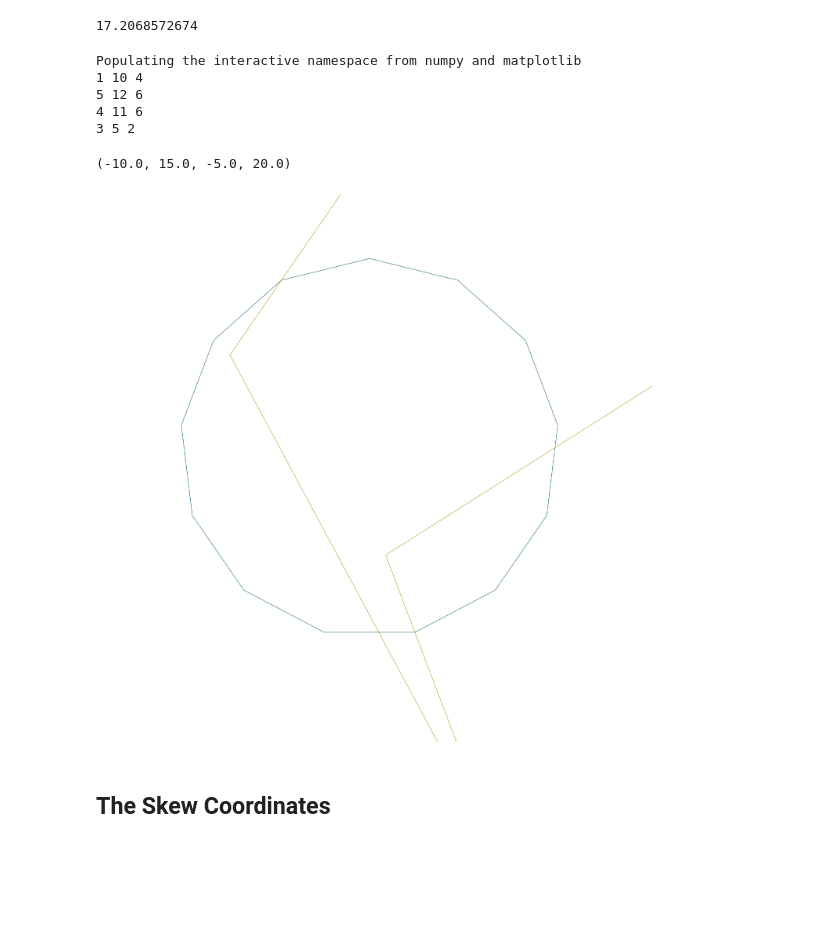
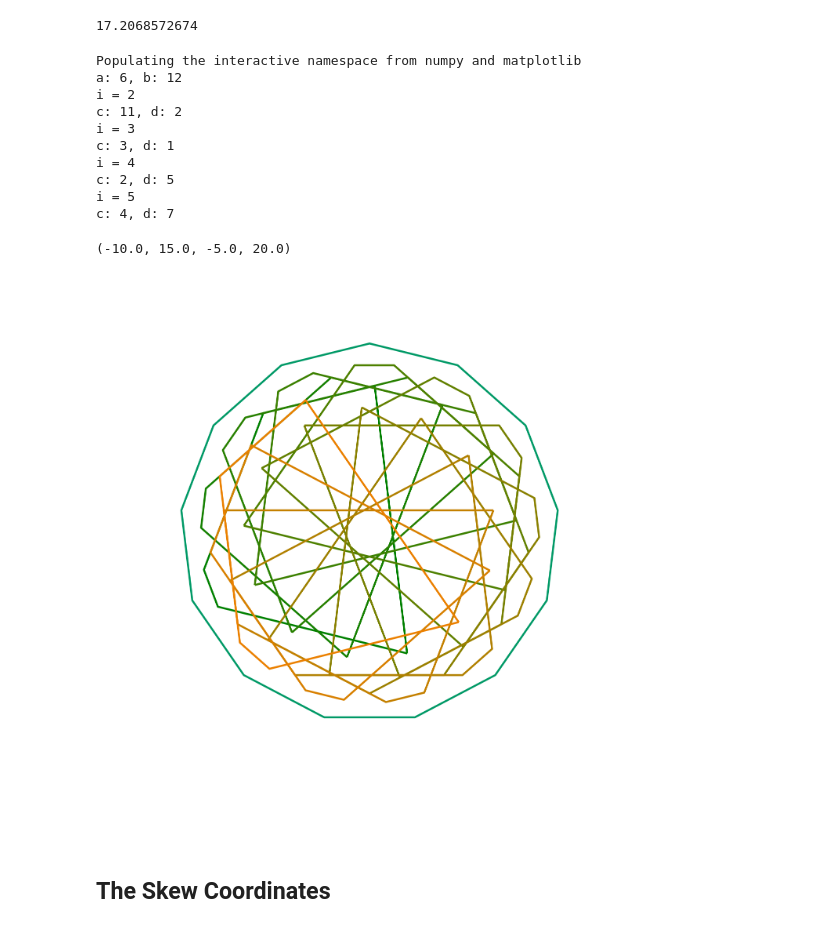
Before and after one commit to vorth/ipython, a Jupyter notebook: triskaidecagons/Triskaidecagons.ipynb, the cells around one changed output. Cells and saved outputs as stored; diff of their text form; code cells hidden in the pictures; blank space fills up the shorter version.

Commit message:
More progress on triskaidecagrams

```diff
--- a/triskaidecagons/Triskaidecagons.ipynb
+++ b/triskaidecagons/Triskaidecagons.ipynb
@@ -183,7 +184,7 @@ gamma   = TriskaidecagonNumber(0,0,0,1)
 delta   = TriskaidecagonNumber(0,0,0,0,1)
 epsilon = TriskaidecagonNumber(0,0,0,0,0,1)
 
-alpha_inv = alpha + beta + epsilon - beta - gamma - one
+alpha_inv = alpha + beta + epsilon - delta - gamma - one
 beta_inv = beta + gamma - alpha - delta
 gamma_inv = one + gamma - epsilon
 delta_inv = delta + gamma - one - alpha - epsilon
@@ -196,7 +197,7 @@ print str(delta)   + " = " + str(TriskaidecagonNumber.delta_real)
 print str(epsilon) + " = " + str(TriskaidecagonNumber.epsilon_real)
 
 def printProd( h1, h2 ) :
-    print str(h1) + str(h2) + " = " + str(h1*h2)
+    print str(h1) + "("+ str(h2) + ") = " + str(h1*h2)
 
 printProd( gamma, epsilon )
 printProd( delta, beta )
@@ -204,6 +205,7 @@ printProd( gamma, gamma )
 printProd( alpha, gamma )
 printProd( delta, epsilon )
 printProd( delta, 4 )
+printProd( alpha, alpha_inv )
 
 D = [ one for x in range(13) ]
 D[2] = D[11] = alpha
@@ -212,12 +214,18 @@ D[4] = D[9] = gamma
 D[5] = D[8] = delta
 D[6] = D[7] = epsilon
 
+for i in range(13):
+    print "D[" + str(i) + "] = " + str(D[i])
+
 I = [ one for x in range(13) ]
 I[2] = I[11] = alpha_inv
 I[3] = I[10] = beta_inv
 I[4] = I[9] = gamma_inv
 I[5] = I[8] = delta_inv
 I[6] = I[7] = epsilon_inv
+
+for i in range(13):
+    print "I[" + str(i) + "] = " + str(I[i])
 # %% [output]
 α = 1.94188363485
 β = 2.77091205131
@@ -310,7 +320,7 @@ def diagonalIntersection( p, a, b, c, d ):
     h = ( b - a ) % n
     return p[a] + ( p[b] - p[a] ) * D[e] * D[g] * I[f] * I[h]
 
-def diagonalIntersectionLoop( n ):
+def diagonalIntersectionLoop( n, used ):
     loop = []
     edges = (n-1)/2
     used = [ False for i in range(edges) ]
@@ -318,7 +328,10 @@ def diagonalIntersectionLoop( n ):
     b = random .randint( a+2, n-1+a-2 ) % n
     a0 = a
     b0 = b
+    print "a: " + str(a) + ", b: " + str(b)
+    loop .append( ( a, b ) )
     for i in range(2,(n-1)/2):
+        print "i = " + str(i)
         if ( b < a ):
             swap = b
             b = a
@@ -326,16 +339,29 @@ def diagonalIntersectionLoop( n ):
         diff = (b-a)%n
         if diff > edges:
             diff = n-diff
-        print str(a) + " " + str(b) + " " + str(diff)
         used[ diff-1 ] = True
         # now a < b
         c = random .randint( a+1, b-1 ) % n
         d = random .randint( b+1, a-1+n ) % n
-        loop .append( diagonalIntersection( p, a, b, c, d ) )
+        print "c: " + str(c) + ", d: " + str(d)
+        loop .append( ( c, d ) )
         a = c
         b = d
-    loop .append( diagonalIntersection( p, a, b, a0, b0 ) )
     return loop
+
+def loopPoints( loop, offset, N ):
+    points = []
+    n = len(loop)
+    for i in range( n ):
+        a, b = loop[ i ]
+        c, d = loop[ (i+1)%n ]
+        a = ( a + offset ) % N
+        b = ( b + offset ) % N
+        c = ( c + offset ) % N
+        d = ( d + offset ) % N
+        pt = diagonalIntersection( p, a, b, c ,d )
+        points .append( pt )
+    return points
 # %%
 %pylab --no-import-all inline
 
@@ -353,7 +379,7 @@ def drawPolygon( polygonVerts, color ):
         codes.append ( Path.LINETO )
         verts.append ( polygonVerts[ i % n ] .render() )
     path = mpath.Path( verts, codes )
-    return mpatches.PathPatch( path, facecolor='none', edgecolor=color )
+    return mpatches.PathPatch( path, facecolor='none', edgecolor=color, linewidth=5.0 )
 
 def drawIntersection( p, a, b, c, d, color ):
     inter = diagonalIntersection( p, a, b, c, d )
@@ -368,39 +394,47 @@ def drawIntersection( p, a, b, c, d, color ):
     codes .append( Path.LINETO )
     verts .append( inter .render() )
     codes .append( Path.MOVETO )
     verts .append( p[ c ] .render() )
     codes .append( Path.LINETO )
     verts .append( inter .render() )
     codes .append( Path.MOVETO )
     verts .append( p[ d ] .render() )
     codes .append( Path.LINETO )
     verts .append( inter .render() )
     path = mpath.Path( verts, codes )
     return mpatches.PathPatch( path, facecolor='none', edgecolor=color )
 
 fig = plt.figure(figsize=(25,25))
 
 ax = fig.add_subplot(111)
 
 ax.set_xlim(-10,15)
 ax.set_ylim(-5,20)
 
 for i in range(2):
-    ax.add_patch( drawPolygon( triskaidecagrams[i], '#005866' ) )
+    ax.add_patch( drawPolygon( triskaidecagrams[i], (0,0.6,0.4) ) )
 
 #ax.add_patch( drawIntersection( p, 1, 5, 6, 3, '#434f00' ) )
 
-ax.add_patch( drawPolygon( diagonalIntersectionLoop( len( p ) ), '#a39200' ) )
+N = len( p )
+loop = diagonalIntersectionLoop( N )
+for i in range( N ):
+    ax.add_patch( drawPolygon( loopPoints( loop, i, N ), ( float(i)/float(N), 0.5, 0.0) ) )
 
 ax.axis('off')
 #fig.savefig( "triskaidecagon-exp01.pdf" )
 # %% [output]
 Populating the interactive namespace from numpy and matplotlib
-1 10 4
-5 12 6
-4 11 6
-3 5 2
+a: 6, b: 12
+i = 2
+c: 11, d: 2
+i = 3
+c: 3, d: 1
+i = 4
+c: 2, d: 5
+i = 5
+c: 4, d: 7
 (-10.0, 15.0, -5.0, 20.0)
-[figure, old version]
+[figure, new version]
 # %% [markdown]
 ## The Skew Coordinates
```
Also changed, not shown: parts of 3 cells of this notebook.
